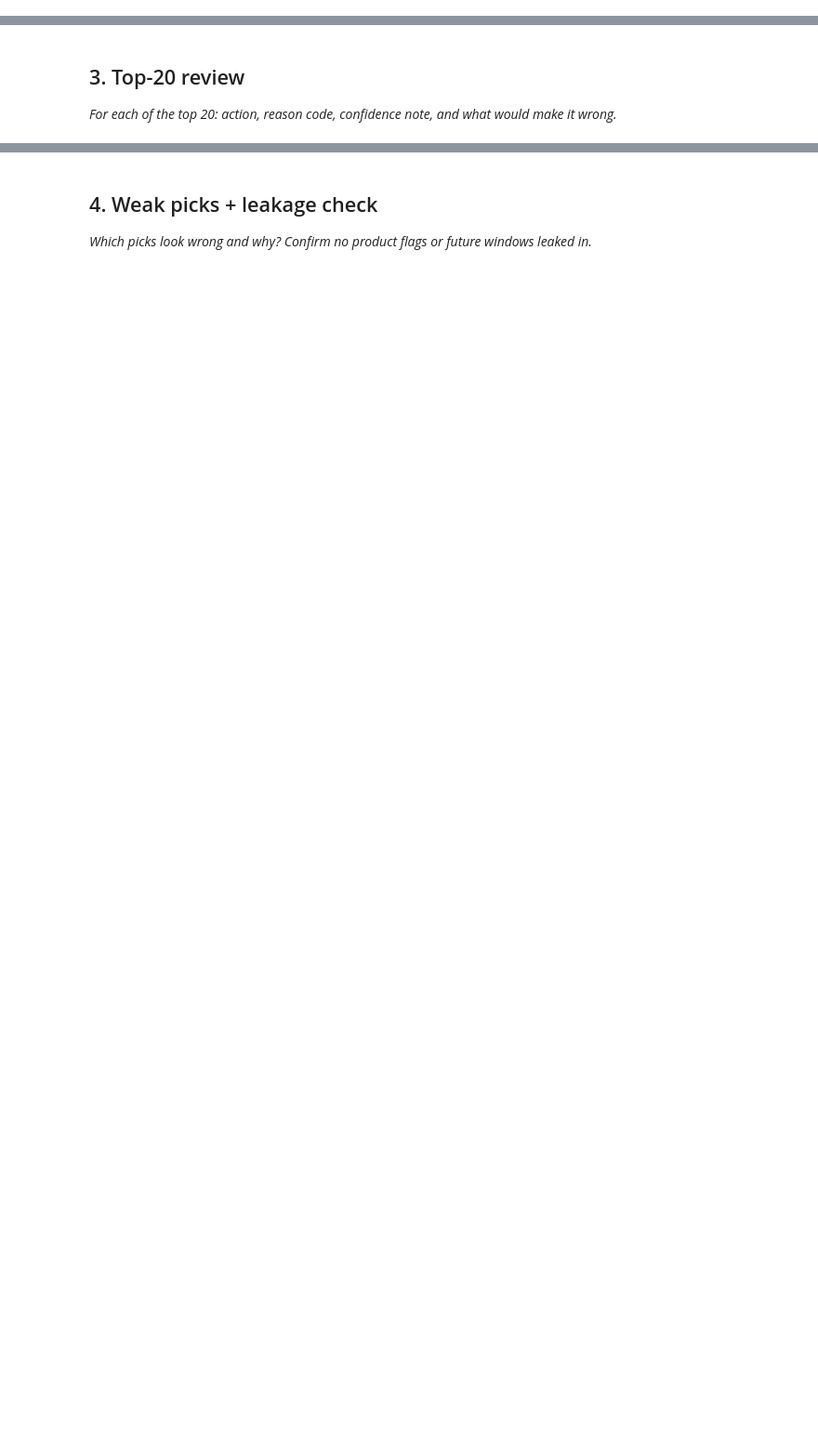
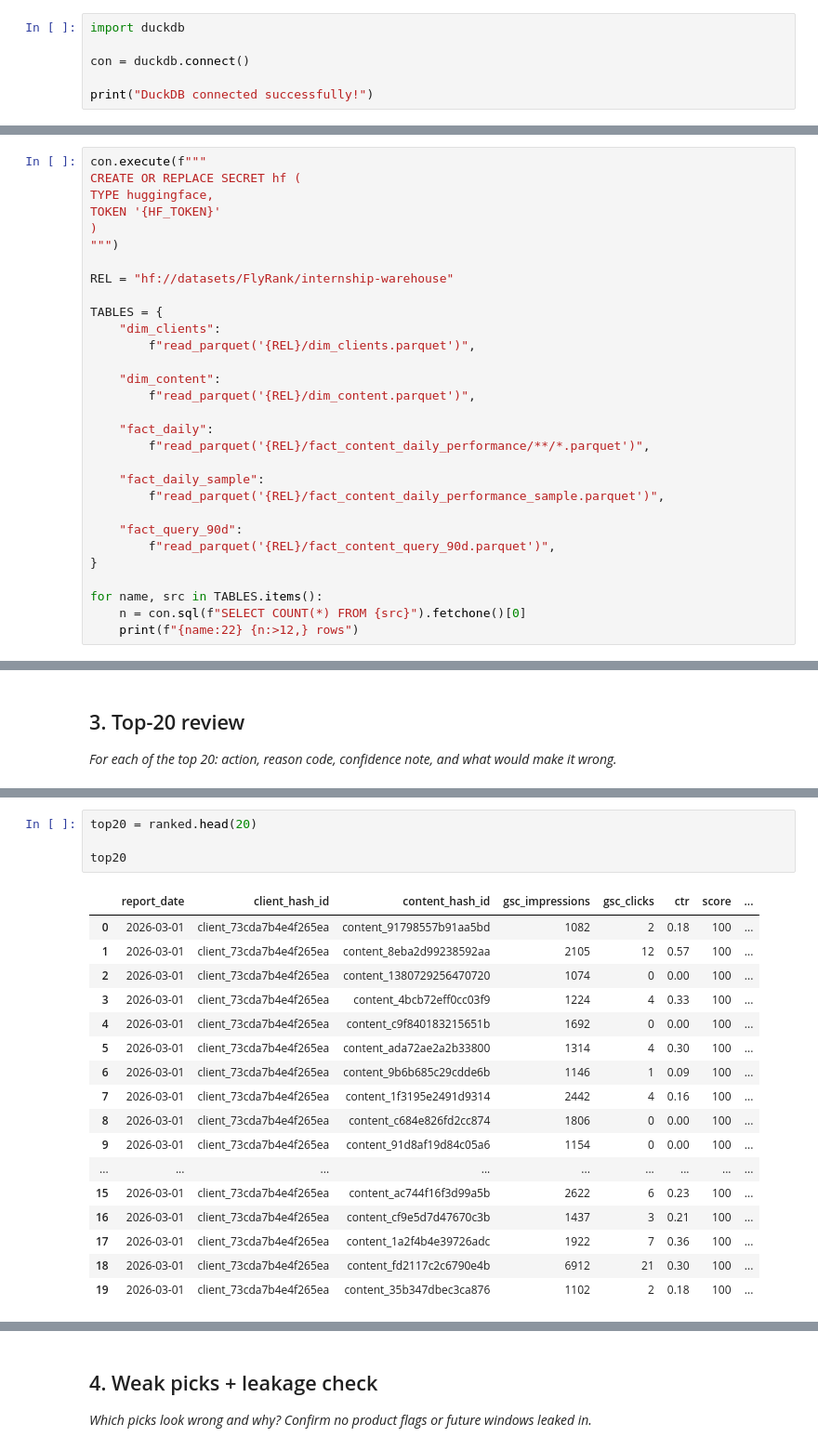
Before and after one commit to sakshi987123/flyrank-ml-internship, a Jupyter notebook: work/notebooks/w04_baseline_score.ipynb, the cells around one changed output, grey strips where cells are left out. Shown at 93% size. Saved outputs shown, nothing was run; the diff lists cells and outputs as text; blank space fills up the shorter version.

```diff
--- a/work/notebooks/w04_baseline_score.ipynb
+++ b/work/notebooks/w04_baseline_score.ipynb
@@ -8,0 +26,6 @@ This skeleton is yours to fill. Work the sections **in order** — each one has
+# %%
+import duckdb
+
+con = duckdb.connect()
+
+print("DuckDB connected successfully!")
@@ -8,0 +45,30 @@ This skeleton is yours to fill. Work the sections **in order** — each one has
+# %%
+con.execute(f"""
+CREATE OR REPLACE SECRET hf (
+TYPE huggingface,
+TOKEN '{HF_TOKEN}'
+)
+""")
+
+REL = "hf://datasets/FlyRank/internship-warehouse"
+
+TABLES = {
+    "dim_clients":
+        f"read_parquet('{REL}/dim_clients.parquet')",
+
+    "dim_content":
+        f"read_parquet('{REL}/dim_content.parquet')",
+
+    "fact_daily":
+        f"read_parquet('{REL}/fact_content_daily_performance/**/*.parquet')",
+
+    "fact_daily_sample":
+        f"read_parquet('{REL}/fact_content_daily_performance_sample.parquet')",
+
+    "fact_query_90d":
+        f"read_parquet('{REL}/fact_content_query_90d.parquet')",
+}
+
+for name, src in TABLES.items():
+    n = con.sql(f"SELECT COUNT(*) FROM {src}").fetchone()[0]
+    print(f"{name:22} {n:>12,} rows")
@@ -29,0 +282,22 @@ This skeleton is yours to fill. Work the sections **in order** — each one has
+# %%
+top20 = ranked.head(20)
+
+top20
+# %% [output]
+|  | report_date | client_hash_id | content_hash_id | gsc_impressions | gsc_clicks | ctr | score | ... |
+| 0 | 2026-03-01 | client_73cda7b4e4f265ea | content_91798557b91aa5bd | 1082 | 2 | 0.18 | 100 | ... |
+| 1 | 2026-03-01 | client_73cda7b4e4f265ea | content_8eba2d99238592aa | 2105 | 12 | 0.57 | 100 | ... |
+| 2 | 2026-03-01 | client_73cda7b4e4f265ea | content_1380729256470720 | 1074 | 0 | 0.00 | 100 | ... |
+| 3 | 2026-03-01 | client_73cda7b4e4f265ea | content_4bcb72eff0cc03f9 | 1224 | 4 | 0.33 | 100 | ... |
+| 4 | 2026-03-01 | client_73cda7b4e4f265ea | content_c9f840183215651b | 1692 | 0 | 0.00 | 100 | ... |
+| 5 | 2026-03-01 | client_73cda7b4e4f265ea | content_ada72ae2a2b33800 | 1314 | 4 | 0.30 | 100 | ... |
+| 6 | 2026-03-01 | client_73cda7b4e4f265ea | content_9b6b685c29cdde6b | 1146 | 1 | 0.09 | 100 | ... |
+| 7 | 2026-03-01 | client_73cda7b4e4f265ea | content_1f3195e2491d9314 | 2442 | 4 | 0.16 | 100 | ... |
+| 8 | 2026-03-01 | client_73cda7b4e4f265ea | content_c684e826fd2cc874 | 1806 | 0 | 0.00 | 100 | ... |
+| 9 | 2026-03-01 | client_73cda7b4e4f265ea | content_91d8af19d84c05a6 | 1154 | 0 | 0.00 | 100 | ... |
+| ... | ... | ... | ... | ... | ... | ... | ... | ... |
+| 15 | 2026-03-01 | client_73cda7b4e4f265ea | content_ac744f16f3d99a5b | 2622 | 6 | 0.23 | 100 | ... |
+| 16 | 2026-03-01 | client_73cda7b4e4f265ea | content_cf9e5d7d47670c3b | 1437 | 3 | 0.21 | 100 | ... |
+| 17 | 2026-03-01 | client_73cda7b4e4f265ea | content_1a2f4b4e39726adc | 1922 | 7 | 0.36 | 100 | ... |
+| 18 | 2026-03-01 | client_73cda7b4e4f265ea | content_fd2117c2c6790e4b | 6912 | 21 | 0.30 | 100 | ... |
+| 19 | 2026-03-01 | client_73cda7b4e4f265ea | content_35b347dbec3ca876 | 1102 | 2 | 0.18 | 100 | ... |
```
Also changed, not shown: parts of 32 cells of this notebook.
